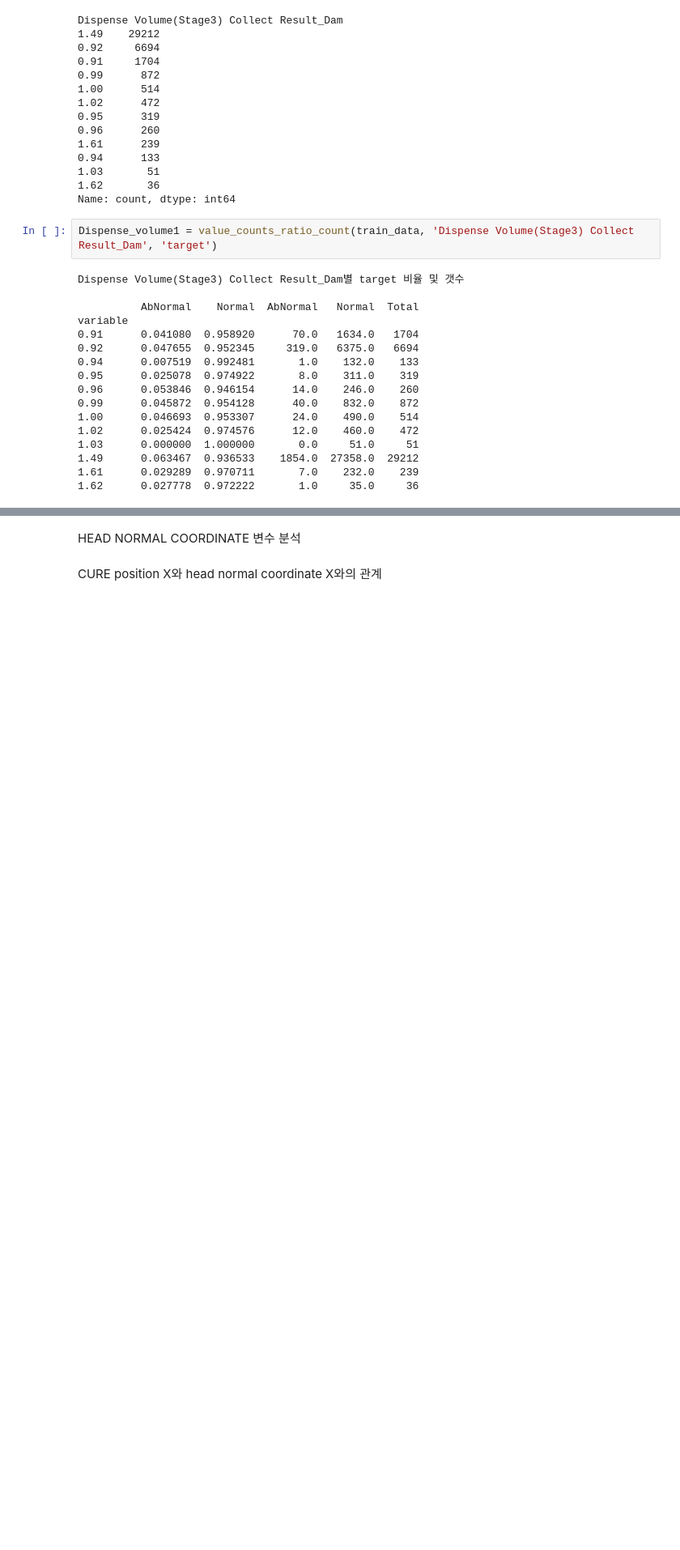
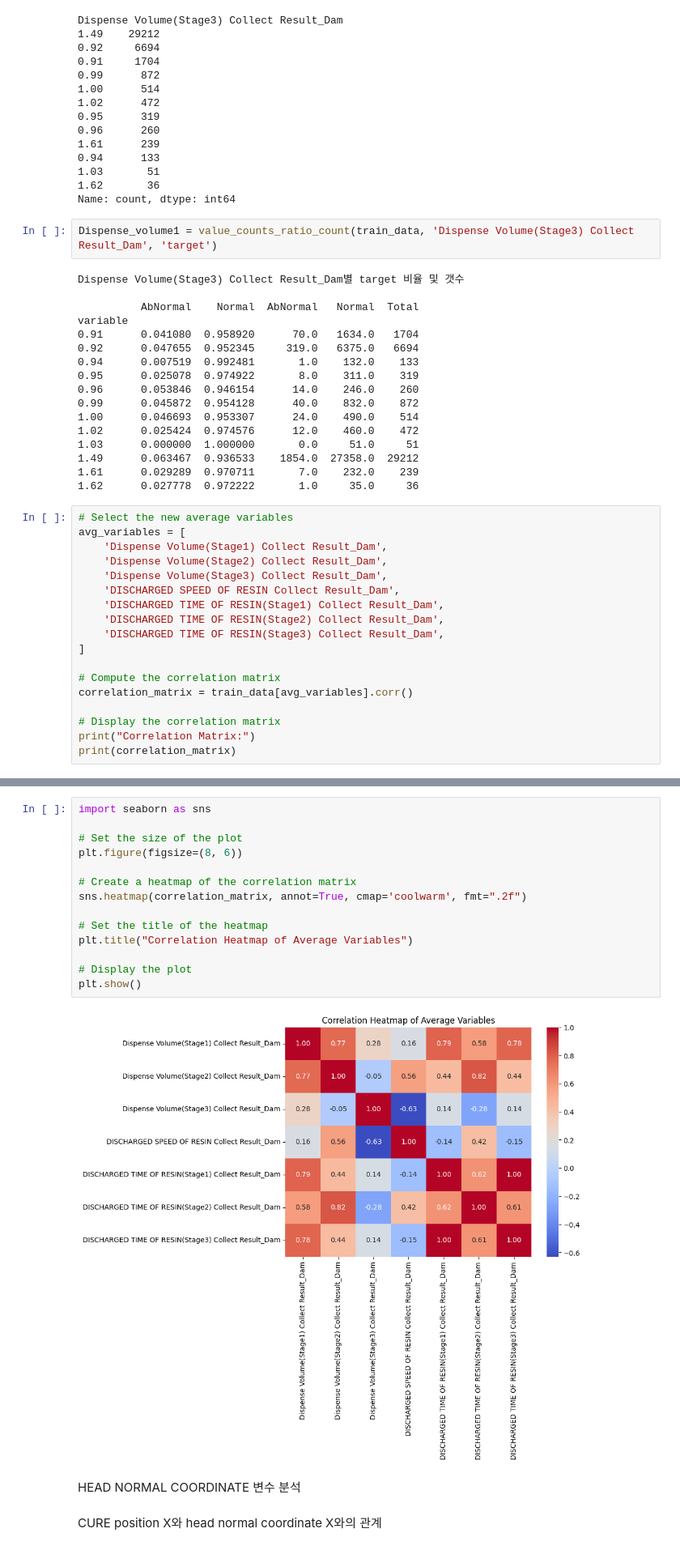
Before and after one commit to dyk9916/Lg_aimers5, a Jupyter notebook: code_log/dongyoung_code/EDA/0812_EDA_Dam.ipynb, the cells around one changed output, grey strips where cells are left out. Shown at 81% size. Saved outputs shown, nothing was run; the diff lists cells and outputs as text; blank space fills up the shorter version.

```diff
--- a/code_log/dongyoung_code/EDA/0812_EDA_Dam.ipynb
+++ b/code_log/dongyoung_code/EDA/0812_EDA_Dam.ipynb
@@ -412,3 +412,21 @@ variable
 1.49      0.063467  0.936533    1854.0  27358.0  29212
 1.61      0.029289  0.970711       7.0    232.0    239
 1.62      0.027778  0.972222       1.0     35.0     36
+# %%
+# Select the new average variables
+avg_variables = [
+    'Dispense Volume(Stage1) Collect Result_Dam',
+    'Dispense Volume(Stage2) Collect Result_Dam',
+    'Dispense Volume(Stage3) Collect Result_Dam',
+    'DISCHARGED SPEED OF RESIN Collect Result_Dam',
+    'DISCHARGED TIME OF RESIN(Stage1) Collect Result_Dam',
+    'DISCHARGED TIME OF RESIN(Stage2) Collect Result_Dam',
+    'DISCHARGED TIME OF RESIN(Stage3) Collect Result_Dam',
+]
+
+# Compute the correlation matrix
+correlation_matrix = train_data[avg_variables].corr()
+
+# Display the correlation matrix
+print("Correlation Matrix:")
+print(correlation_matrix)
@@ -415,3 +451,19 @@ variable
+# %%
+import seaborn as sns
+
+# Set the size of the plot
+plt.figure(figsize=(8, 6))
+
+# Create a heatmap of the correlation matrix
+sns.heatmap(correlation_matrix, annot=True, cmap='coolwarm', fmt=".2f")
+
+# Set the title of the heatmap
+plt.title("Correlation Heatmap of Average Variables")
+
+# Display the plot
+plt.show()
+# %% [output]
+[figure, added]
 # %% [markdown]
 HEAD NORMAL COORDINATE 변수 분석
 # %% [markdown]
```
Also changed, not shown: parts of 2 cells of this notebook.
